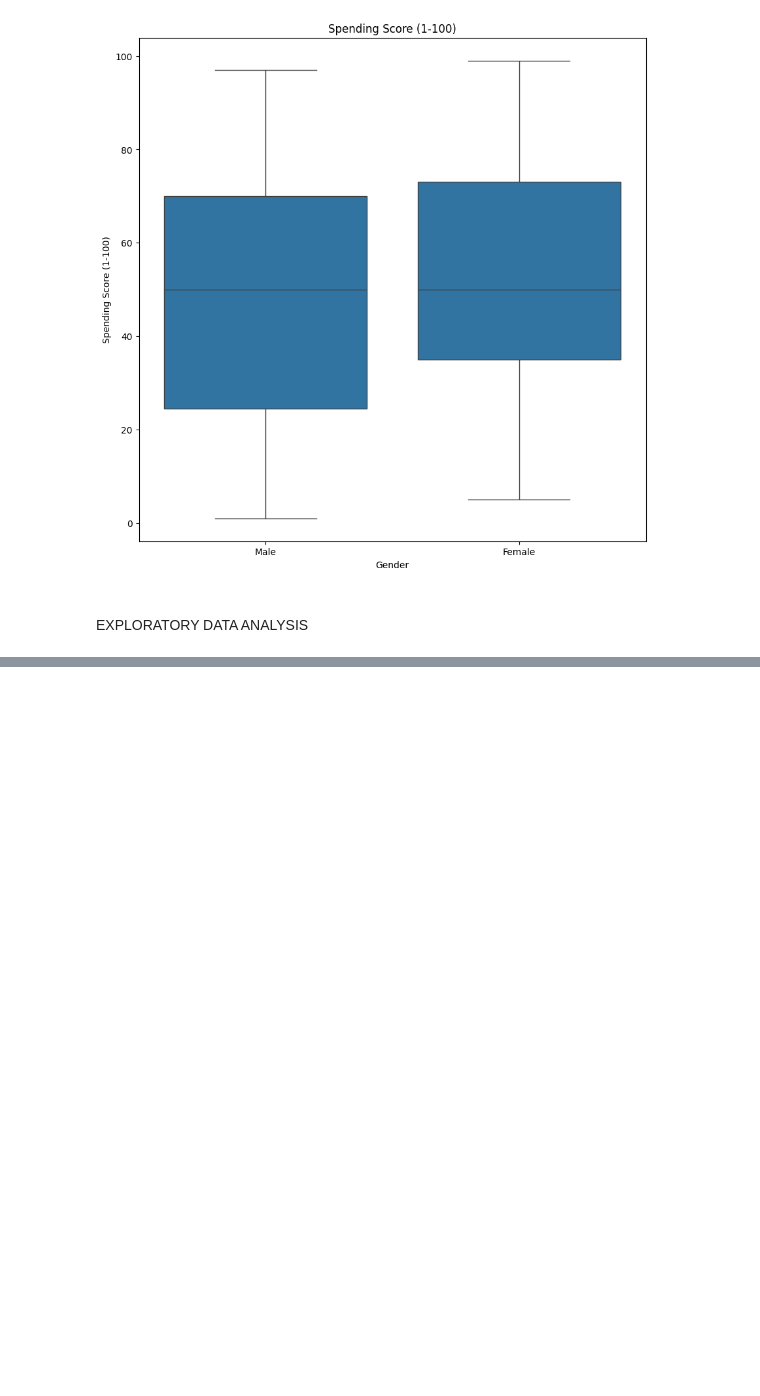
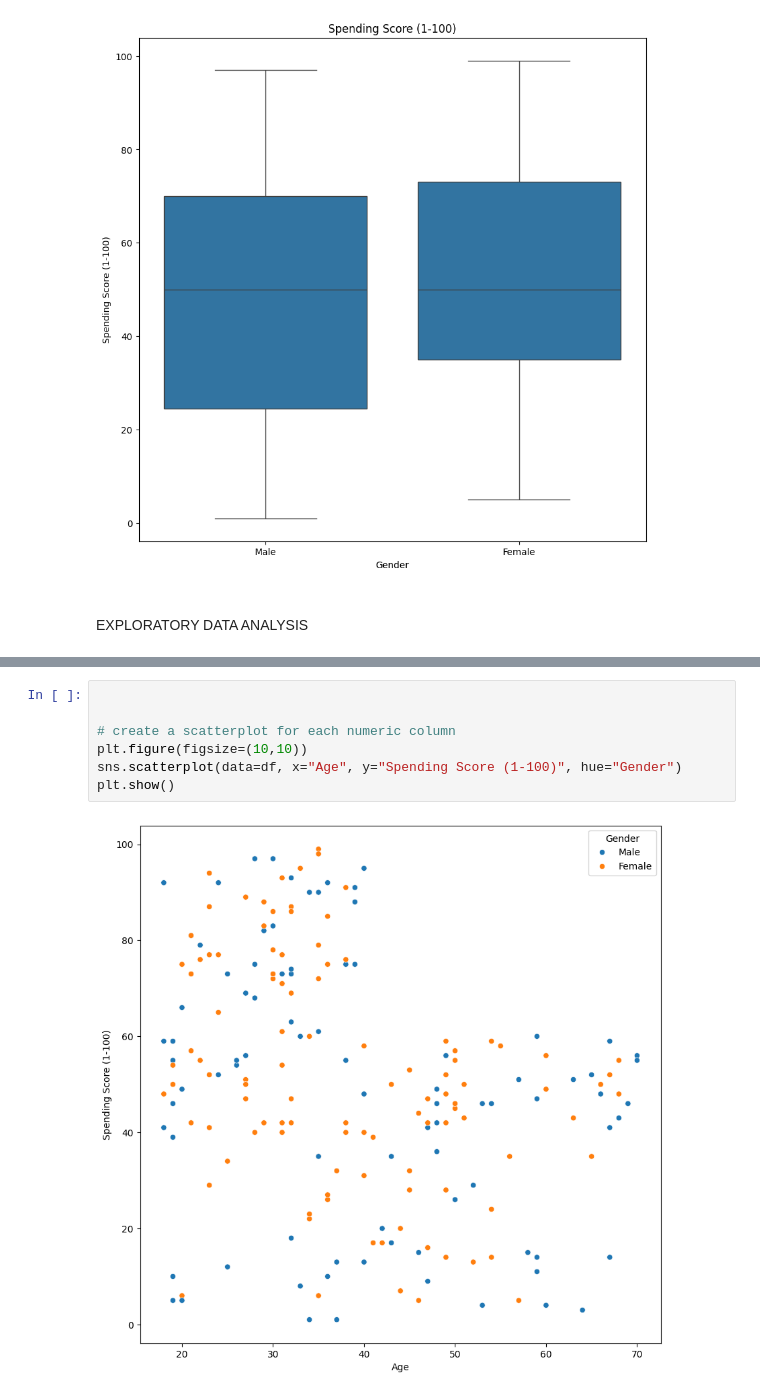
Before and after one commit to Estomihi100103/Clusterisasi-using-Mall-Custumer-Segmentation-Data, a Jupyter notebook: clustering_customer.ipynb, the cells around one changed output, grey strips where cells are left out. Cells and saved outputs as stored; diff of their text form; blank space fills up the shorter version.

```diff
--- a/clustering_customer.ipynb
+++ b/clustering_customer.ipynb
@@ -122,0 +145,9 @@ for col in  df.select_dtypes(include=['float64','int64']).columns:
+# %%
+
+
+# create a scatterplot for each numeric column
+plt.figure(figsize=(10,10))
+sns.scatterplot(data=df, x="Age", y="Spending Score (1-100)", hue="Gender")
+plt.show()
+# %% [output]
+[figure, added]
```
Also changed, not shown: parts of 8 cells of this notebook.
